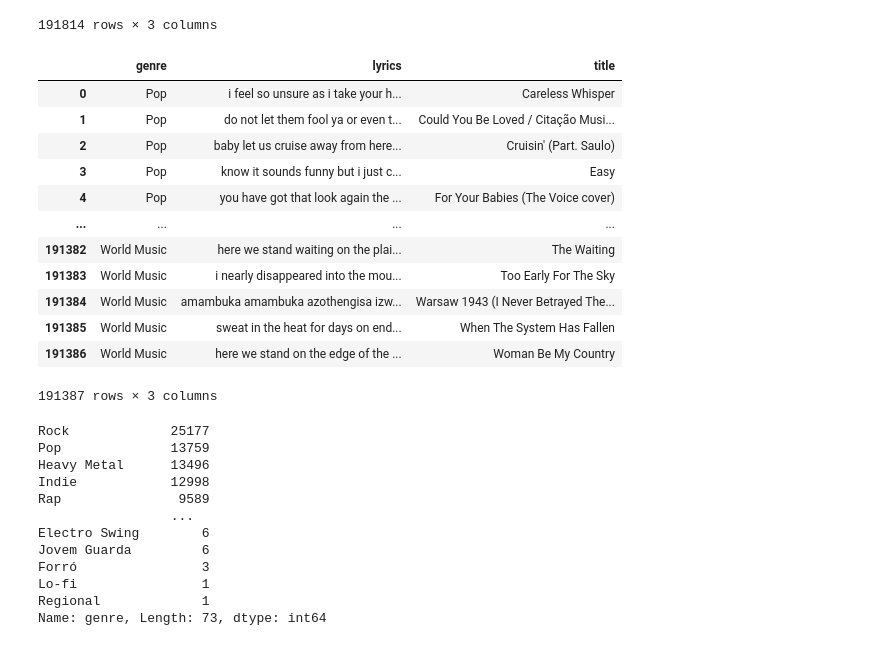
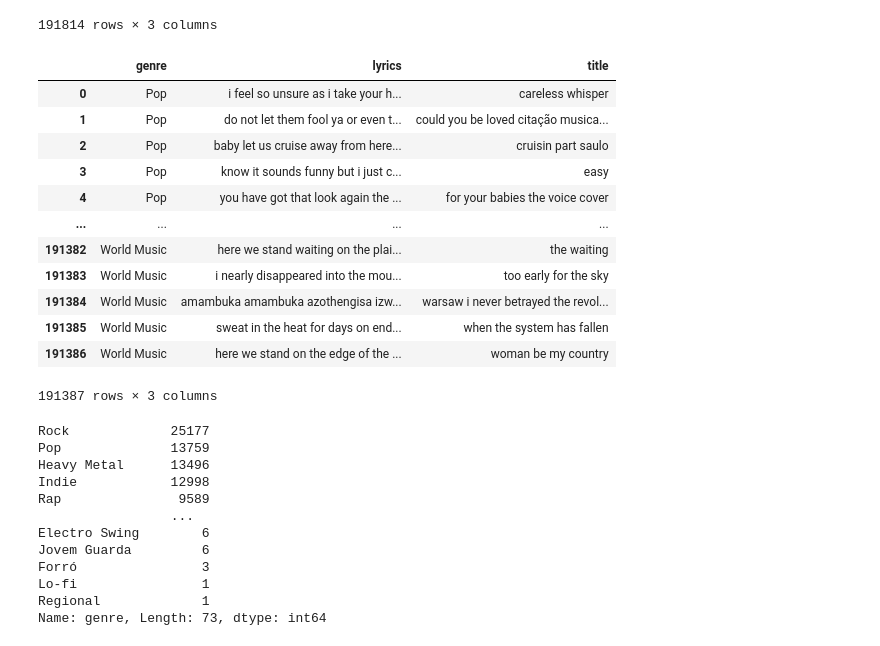
Before and after one commit to grant-TraDA/NLP-2022W, a Jupyter notebook: PROJECTS/Music_genre_classification-bad/project1/code/data_preprocessing.ipynb, the cells around one changed output. Cells and saved outputs as stored; diff of their text form; code cells hidden in the pictures.

```diff
--- a/PROJECTS/Music_genre_classification-bad/project1/code/data_preprocessing.ipynb
+++ b/PROJECTS/Music_genre_classification-bad/project1/code/data_preprocessing.ipynb
@@ -288,23 +286,25 @@ d3 = pd.merge(d1, d2, on='Link')
 d3 = d3[['Genres', 'Lyric', 'title']]
 d3 = d3.rename(columns={'Genres': 'genre', 'Lyric': 'lyrics'})
 # %%
-processed_lyrics = process_lyrics_basic(d3.lyrics)
-d3.lyrics = processed_lyrics
-d3
+d3.lyrics = process_lyrics_basic(d3.lyrics)
-# %% [output]
-|  | genre | lyrics | title |
-| 0 | Pop | i feel so unsure as i take your h... | Careless Whisper |
-| 1 | Pop | do not let them fool ya or even t... | Could You Be Loved / Citação Musi... |
-| 2 | Pop | baby let us cruise away from here... | Cruisin' (Part. Saulo) |
-| 3 | Pop | know it sounds funny but i just c... | Easy |
-| 4 | Pop | you have got that look again the ... | For Your Babies (The Voice cover) |
-| ... | ... | ... | ... |
-| 191382 | World Music | here we stand waiting on the plai... | The Waiting |
-| 191383 | World Music | i nearly disappeared into the mou... | Too Early For The Sky |
-| 191384 | World Music | amambuka amambuka azothengisa izw... | Warsaw 1943 (I Never Betrayed The... |
-| 191385 | World Music | sweat in the heat for days on end... | When The System Has Fallen |
-| 191386 | World Music | here we stand on the edge of the ... | Woman Be My Country |
-191387 rows × 3 columns
+# %%
+for row in d3.iterrows():
+    d3.title[row[0]] = basic_process(str(d3.title[row[0]]))
+d3
+# %% [output]
+|  | genre | lyrics | title |
+| 0 | Pop | i feel so unsure as i take your h... | careless whisper |
+| 1 | Pop | do not let them fool ya or even t... | could you be loved citação musica... |
+| 2 | Pop | baby let us cruise away from here... | cruisin part saulo |
+| 3 | Pop | know it sounds funny but i just c... | easy |
+| 4 | Pop | you have got that look again the ... | for your babies the voice cover |
+| ... | ... | ... | ... |
+| 191382 | World Music | here we stand waiting on the plai... | the waiting |
+| 191383 | World Music | i nearly disappeared into the mou... | too early for the sky |
+| 191384 | World Music | amambuka amambuka azothengisa izw... | warsaw i never betrayed the revol... |
+| 191385 | World Music | sweat in the heat for days on end... | when the system has fallen |
+| 191386 | World Music | here we stand on the edge of the ... | woman be my country |
+191387 rows × 3 columns
 # %%
 vc = d3.genre.value_counts()
 vc
```
Also changed, not shown: parts of 11 cells of this notebook.
